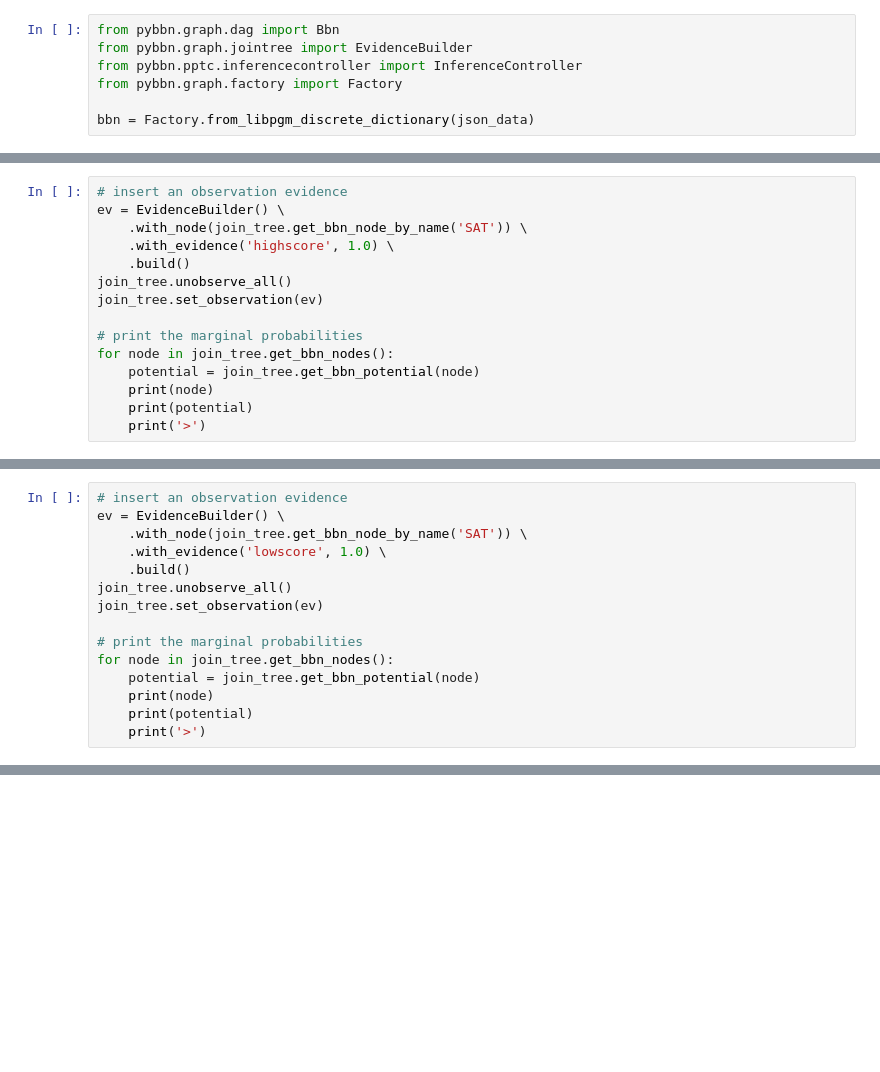
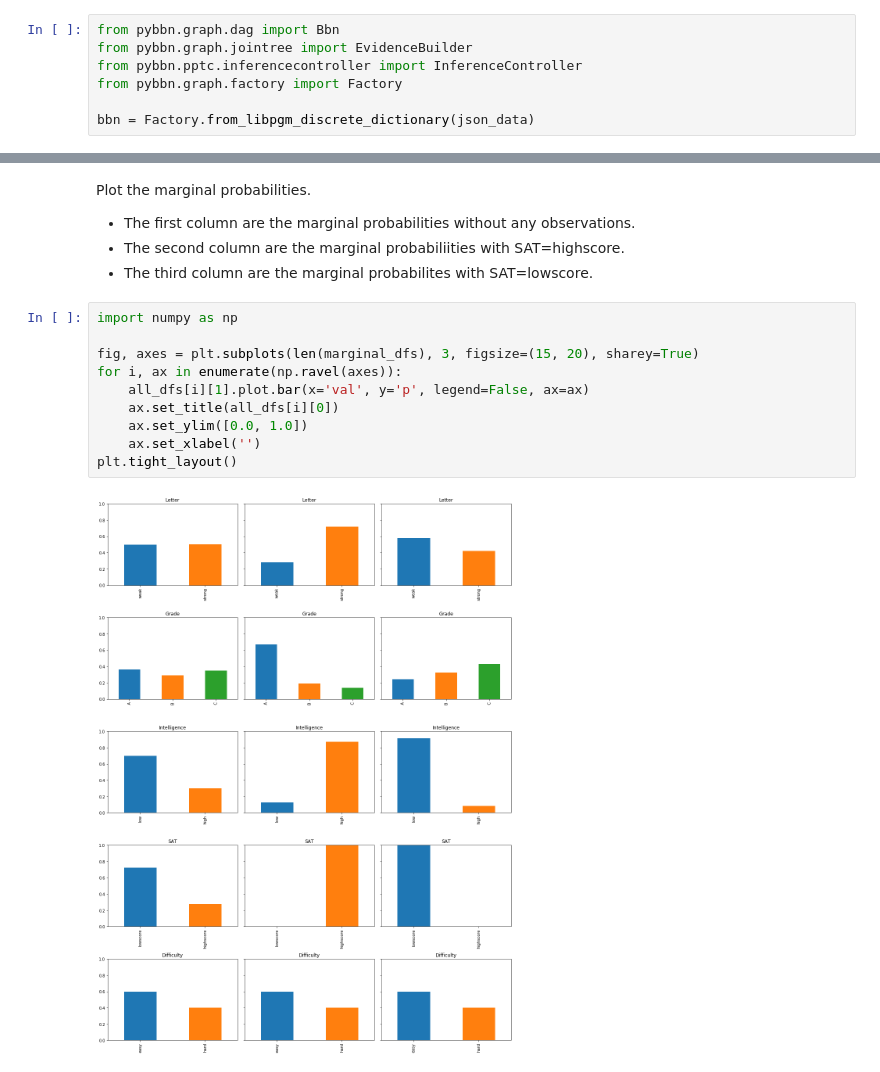
Before and after one commit to vangj/py-bbn, a Jupyter notebook: jupyter/libpgm.ipynb, the cells around one changed output, grey strips where cells are left out. Drawn from its saved outputs; the diff is of its cells as text; blank space fills up the shorter version.

```diff
--- a/jupyter/libpgm.ipynb
+++ b/jupyter/libpgm.ipynb
@@ -144,15 +116,0 @@ These are the marginal probabilities given that we observe `SAT=highscore`.
-# %%
-# insert an observation evidence
-ev = EvidenceBuilder() \
-    .with_node(join_tree.get_bbn_node_by_name('SAT')) \
-    .with_evidence('highscore', 1.0) \
-    .build()
-join_tree.unobserve_all()
-join_tree.set_observation(ev)
-
-# print the marginal probabilities
-for node in join_tree.get_bbn_nodes():
-    potential = join_tree.get_bbn_potential(node)
-    print(node)
-    print(potential)
-    print('>')
@@ -179,15 +116,0 @@ These are the marginal probabilities given that we observe `SAT=lowscore`.
-# %%
-# insert an observation evidence
-ev = EvidenceBuilder() \
-    .with_node(join_tree.get_bbn_node_by_name('SAT')) \
-    .with_evidence('lowscore', 1.0) \
-    .build()
-join_tree.unobserve_all()
-join_tree.set_observation(ev)
-
-# print the marginal probabilities
-for node in join_tree.get_bbn_nodes():
-    potential = join_tree.get_bbn_potential(node)
-    print(node)
-    print(potential)
-    print('>')
@@ -211,0 +170,18 @@ for node in join_tree.get_bbn_nodes():
+# %% [markdown]
+Plot the marginal probabilities.
+
+* The first column are the marginal probabilities without any observations.
+* The second column are the marginal probabiliities with SAT=highscore.
+* The third column are the marginal probabilites with SAT=lowscore.
+# %%
+import numpy as np
+
+fig, axes = plt.subplots(len(marginal_dfs), 3, figsize=(15, 20), sharey=True)
+for i, ax in enumerate(np.ravel(axes)):
+    all_dfs[i][1].plot.bar(x='val', y='p', legend=False, ax=ax)
+    ax.set_title(all_dfs[i][0])
+    ax.set_ylim([0.0, 1.0])
+    ax.set_xlabel('')
+plt.tight_layout()
+# %% [output]
+[figure, added]
```
Also changed, not shown: parts of 11 cells of this notebook.
